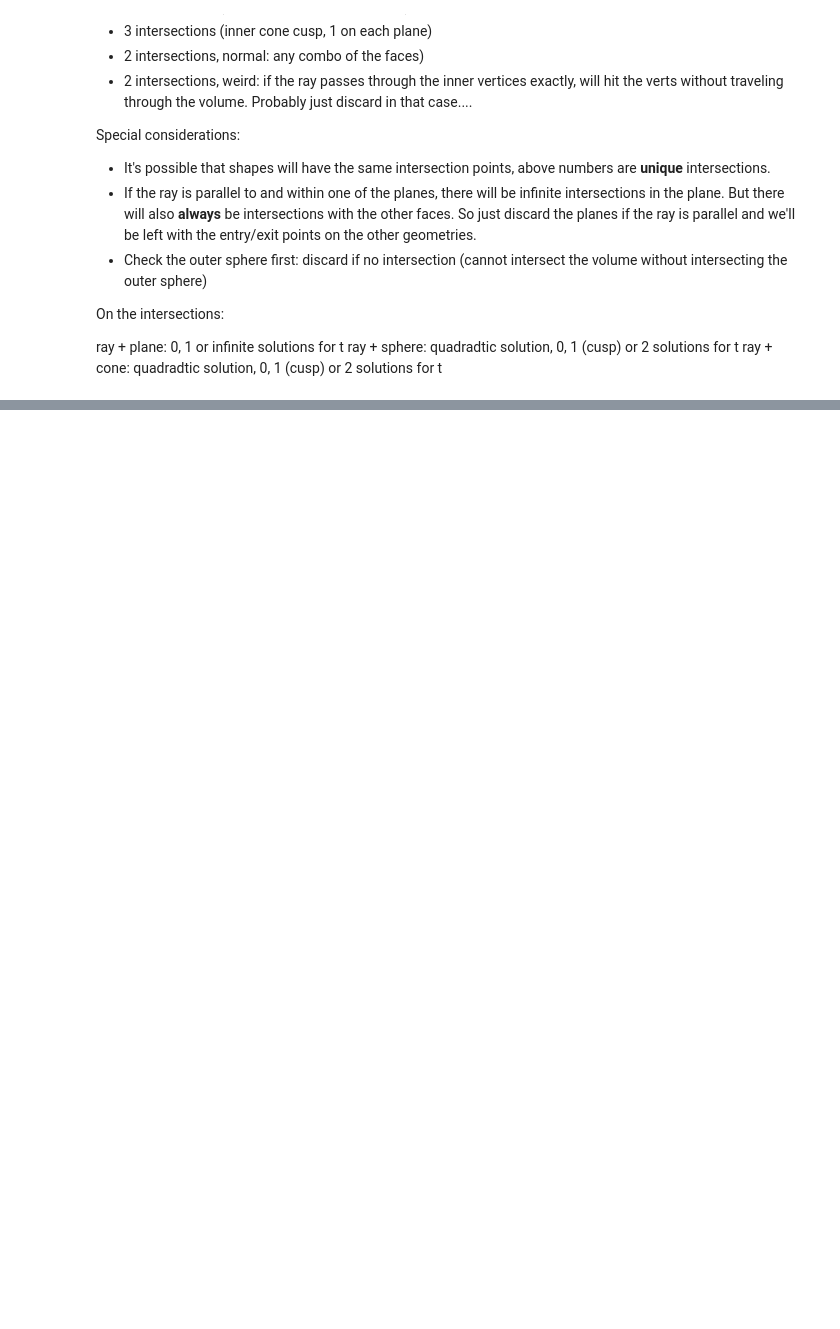
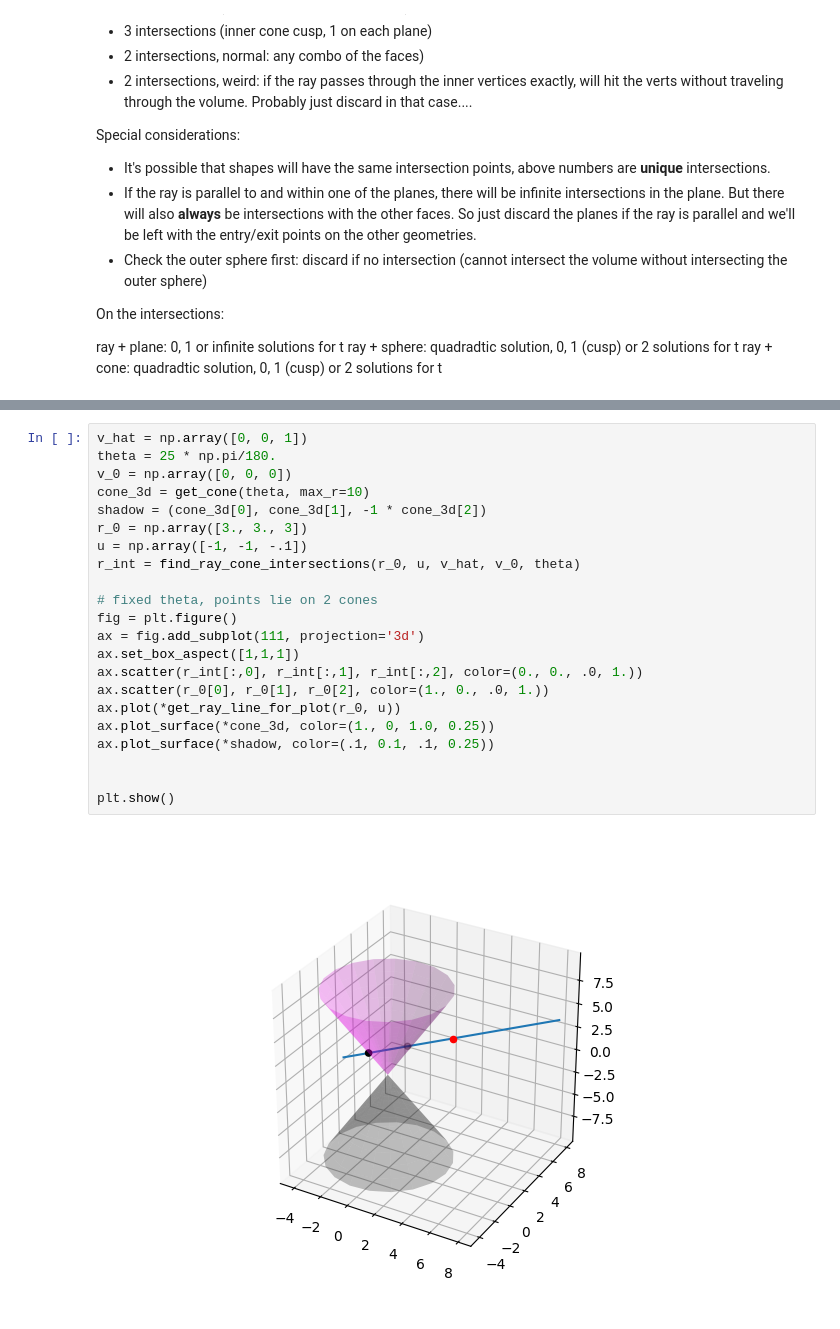
Before and after one commit to chrishavlin/miscellaneous_python, a Jupyter notebook: notebooks/spherical_volumes.ipynb, the cells around one changed output, grey strips where cells are left out. Saved outputs shown, nothing was run; the diff lists cells and outputs as text; blank space fills up the shorter version.

Commit message:
cone shadows

```diff
--- a/notebooks/spherical_volumes.ipynb
+++ b/notebooks/spherical_volumes.ipynb
@@ -161,0 +193,24 @@ ray + cone:  quadradtic solution, 0, 1 (cusp) or 2 solutions for t
+# %%
+v_hat = np.array([0, 0, 1])
+theta = 25 * np.pi/180.
+v_0 = np.array([0, 0, 0])
+cone_3d = get_cone(theta, max_r=10)
+shadow = (cone_3d[0], cone_3d[1], -1 * cone_3d[2])
+r_0 = np.array([3., 3., 3])
+u = np.array([-1, -1, -.1])
+r_int = find_ray_cone_intersections(r_0, u, v_hat, v_0, theta)
+
+# fixed theta, points lie on 2 cones
+fig = plt.figure()
+ax = fig.add_subplot(111, projection='3d')
+ax.set_box_aspect([1,1,1])
+ax.scatter(r_int[:,0], r_int[:,1], r_int[:,2], color=(0., 0., .0, 1.))
+ax.scatter(r_0[0], r_0[1], r_0[2], color=(1., 0., .0, 1.))
+ax.plot(*get_ray_line_for_plot(r_0, u))
+ax.plot_surface(*cone_3d, color=(1., 0, 1.0, 0.25))
+ax.plot_surface(*shadow, color=(.1, 0.1, .1, 0.25))
+
+
+plt.show()
+# %% [output]
+[figure, added]
```
Also changed, not shown: parts of 4 cells of this notebook.
